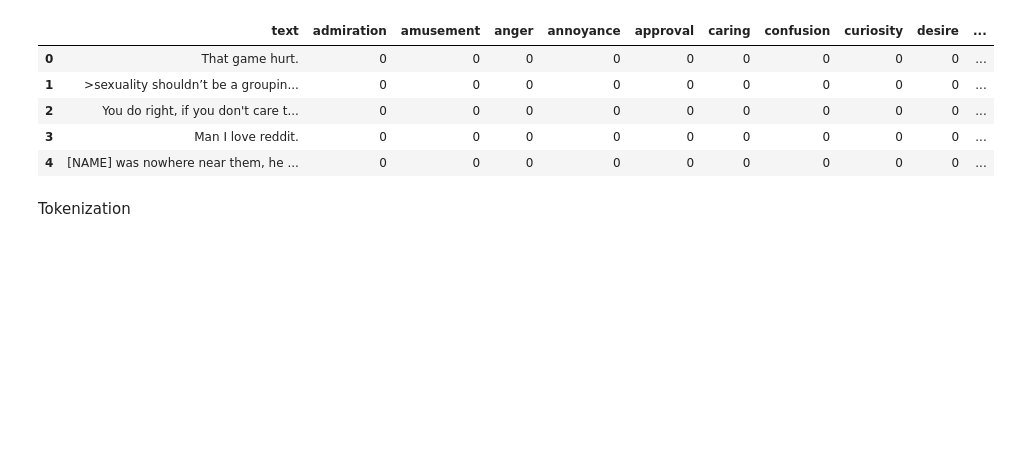
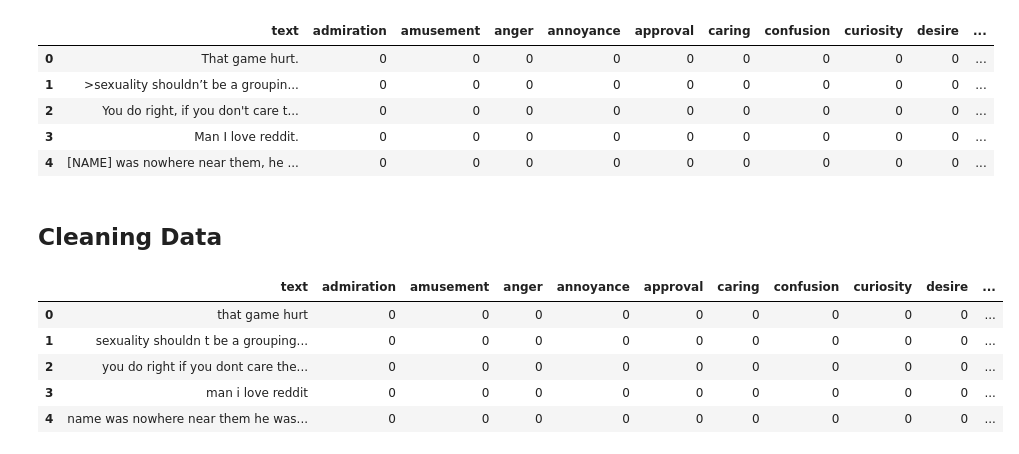
Before and after one commit to romualnaibaho/SG-Multi-Label-Emotion-Classification, a Jupyter notebook: SquidGame_PBA.ipynb, the cells around one changed output. Cells and saved outputs as stored; diff of their text form; code cells hidden in the pictures; blank space fills up the shorter version.

Commit message:
Cleaning Data

```diff
--- a/SquidGame_PBA.ipynb
+++ b/SquidGame_PBA.ipynb
@@ -53,5 +53,31 @@ feats_df.head()
 | 2 | You do right, if you don't care t... | 0 | 0 | 0 | 0 | 0 | 0 | 0 | 0 | 0 | ... |
 | 3 | Man I love reddit. | 0 | 0 | 0 | 0 | 0 | 0 | 0 | 0 | 0 | ... |
 | 4 | [NAME] was nowhere near them, he ... | 0 | 0 | 0 | 0 | 0 | 0 | 0 | 0 | 0 | ... |
-# %% [markdown]
-Tokenization
+# %% [markdown]
+## Cleaning Data
+# %%
+import re
+def clean_text(text):
+    # menghapus backslash dan apostrophe
+    text = re.sub("\'", "", text)
+    # menghapus semua karakter selain alfabet
+    text = re.sub("[^a-zA-Z]"," ",text)
+    # menghapus whitespaces
+    text = ' '.join(text.split())
+    # mengubah teks ke lowercase
+    text = text.lower()
+
+    return text
+# %%
+feats_df['texts'] = feats_df['text'].apply(lambda x: clean_text(x))
+# %%
+feats_df['text'] = feats_df['texts']
+# %%
+feats_df.head()
+# %% [output]
+|  | text | admiration | amusement | anger | annoyance | approval | caring | confusion | curiosity | desire | ... |
+| 0 | that game hurt | 0 | 0 | 0 | 0 | 0 | 0 | 0 | 0 | 0 | ... |
+| 1 | sexuality shouldn t be a grouping... | 0 | 0 | 0 | 0 | 0 | 0 | 0 | 0 | 0 | ... |
+| 2 | you do right if you dont care the... | 0 | 0 | 0 | 0 | 0 | 0 | 0 | 0 | 0 | ... |
+| 3 | man i love reddit | 0 | 0 | 0 | 0 | 0 | 0 | 0 | 0 | 0 | ... |
+| 4 | name was nowhere near them he was... | 0 | 0 | 0 | 0 | 0 | 0 | 0 | 0 | 0 | ... |
```
